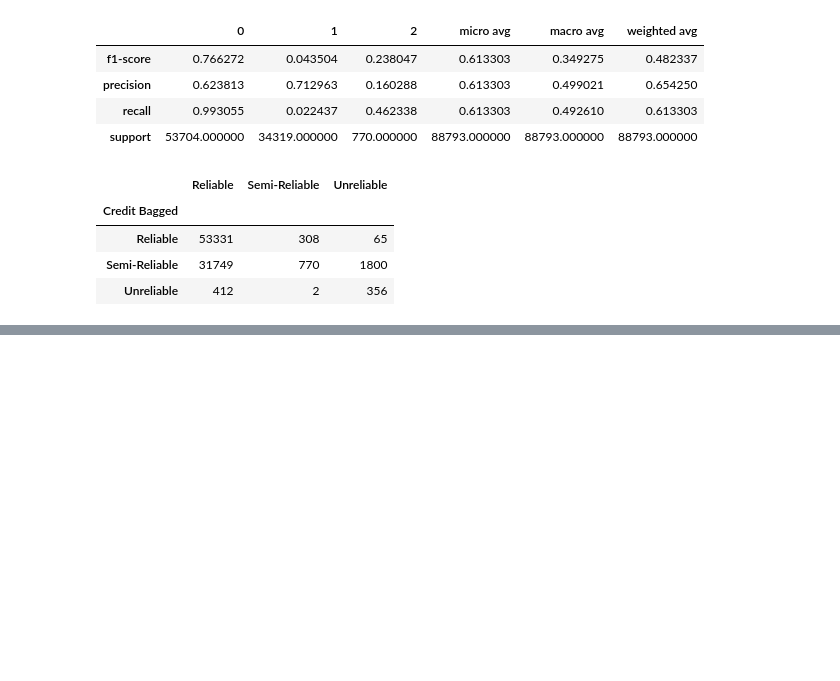
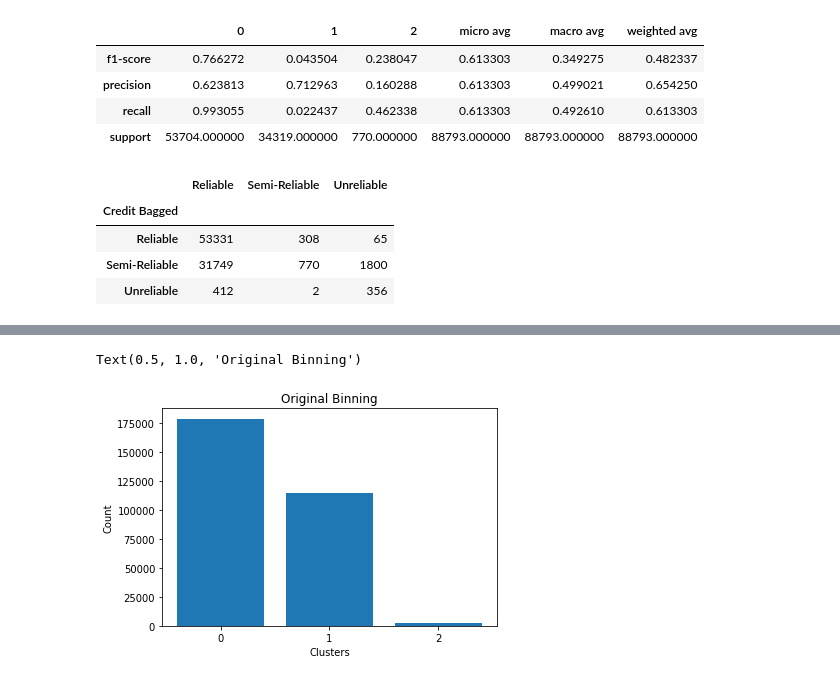
Before and after one commit to rogo10/Loan-Project, a Jupyter notebook: Clustering of Credit Risk Code.ipynb, the cells around one changed output, grey strips where cells are left out. Drawn from its saved outputs; the diff is of its cells as text; code cells hidden in the pictures; blank space fills up the shorter version.

```diff
--- a/Clustering of Credit Risk Code.ipynb
+++ b/Clustering of Credit Risk Code.ipynb
@@ -171,0 +231,9 @@ crosstab_test
+# %%
+plt.bar([0,1,2],[178614,114701,2659])
+plt.xticks([0,1,2])
+plt.xlabel('Clusters')
+plt.ylabel('Count')
+plt.title('Original Binning')
+# %% [output]
+Text(0.5, 1.0, 'Original Binning')
+[figure, added]
```
Also changed, not shown: parts of 14 cells of this notebook.
